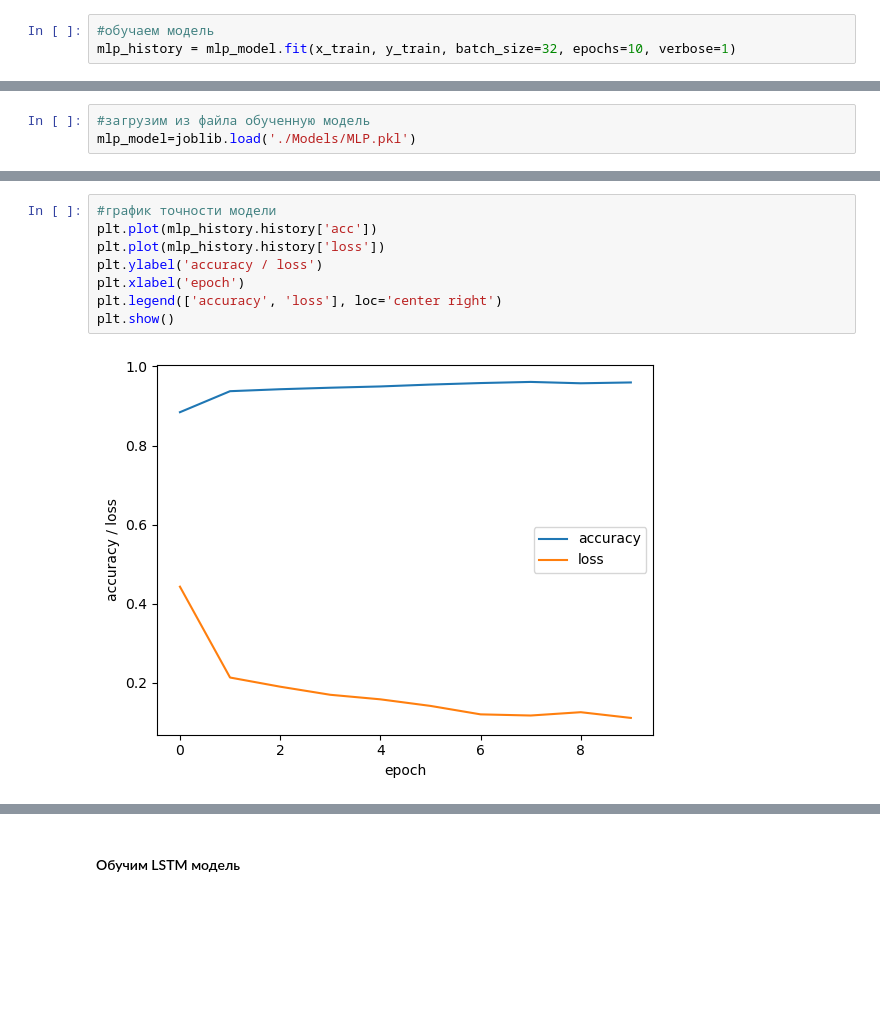
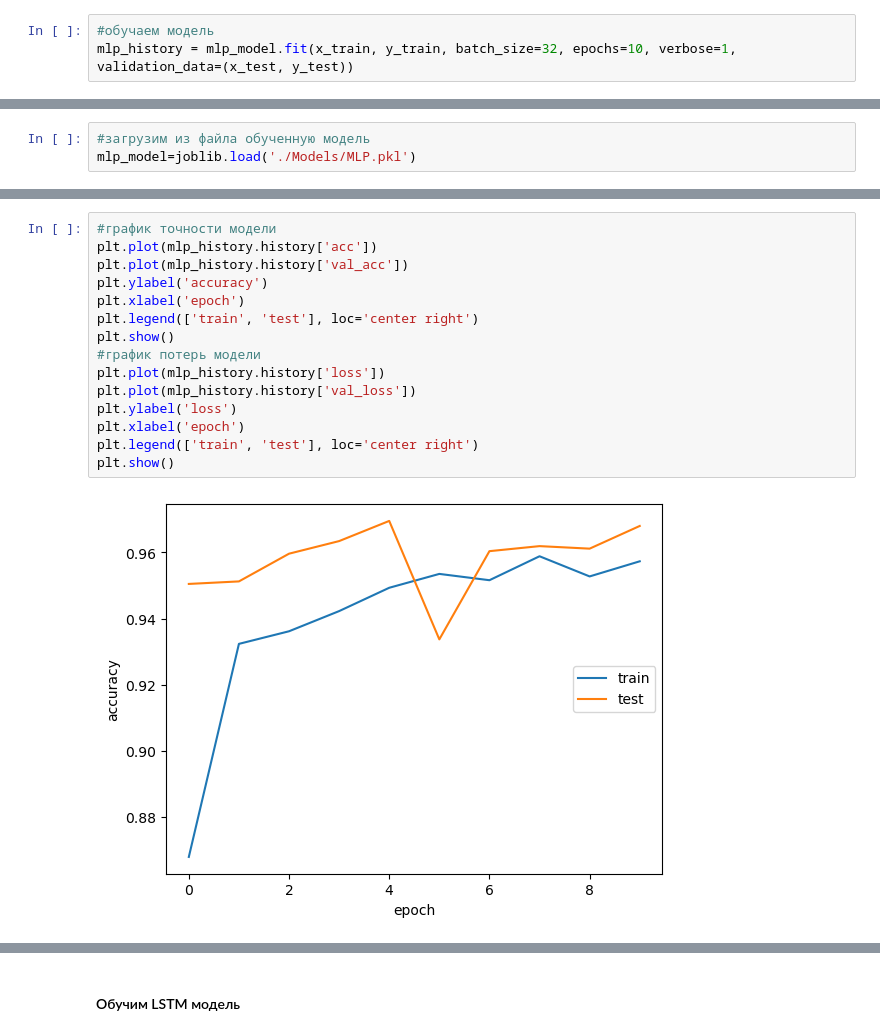
Before and after one commit to Crause/Phishing-Mail-Detection-Using-Neural-Networks, a Jupyter notebook: Phishing-Mail-Detection-Using-Neural-Networks.ipynb, the cells around one changed output, grey strips where cells are left out. Drawn from its saved outputs; the diff is of its cells as text; blank space fills up the shorter version.

```diff
--- a/Phishing-Mail-Detection-Using-Neural-Networks.ipynb
+++ b/Phishing-Mail-Detection-Using-Neural-Networks.ipynb
@@ -604,6 +604,6 @@ _________________________________________________________________
 None
 # %%
 #обучаем модель
-mlp_history = mlp_model.fit(x_train, y_train, batch_size=32, epochs=10, verbose=1)
+mlp_history = mlp_model.fit(x_train, y_train, batch_size=32, epochs=10, verbose=1, validation_data=(x_test, y_test))
 # %% [output]
 Epoch 1/10
@@ -648,10 +648,17 @@ accuracy: 0.9641768336296082
 # %%
 #график точности модели
 plt.plot(mlp_history.history['acc'])
+plt.plot(mlp_history.history['val_acc'])
+plt.ylabel('accuracy')
+plt.xlabel('epoch')
+plt.legend(['train', 'test'], loc='center right')
+plt.show()
+#график потерь модели
 plt.plot(mlp_history.history['loss'])
-plt.ylabel('accuracy / loss')
+plt.plot(mlp_history.history['val_loss'])
+plt.ylabel('loss')
 plt.xlabel('epoch')
-plt.legend(['accuracy', 'loss'], loc='center right')
+plt.legend(['train', 'test'], loc='center right')
 plt.show()
 # %% [output]
-[figure, old version]
+[figure, new version]
```
Also changed, not shown: parts of 28 cells of this notebook.
